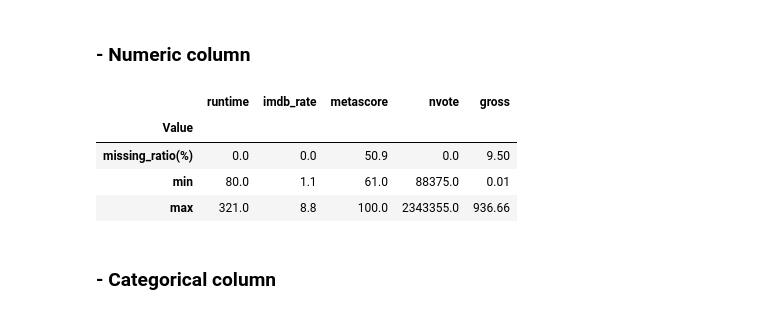
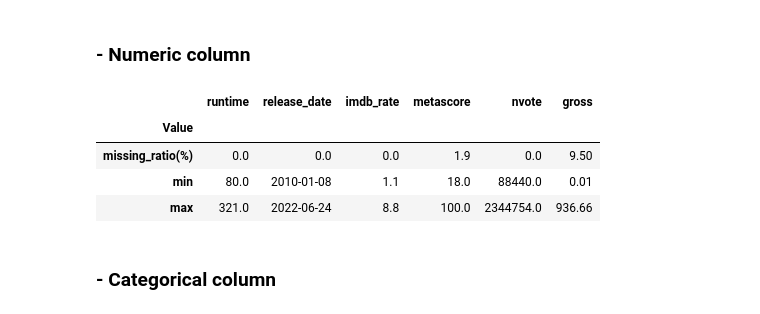
Before and after one commit to TrungTechh/Introduction-to-Data-Science, a Jupyter notebook: data_explorations.ipynb, the cells around one changed output. Saved outputs shown, nothing was run; the diff lists cells and outputs as text; code cells hidden in the pictures.

```diff
--- a/data_explorations.ipynb
+++ b/data_explorations.ipynb
@@ -92,4 +126,8 @@ Các collumn `genre` `director` `stars` phải là list tuy nhiên đang có typ
 # %%
+df['keywords'] = df['keywords'].apply(lambda x: x.split(", ") if(type(x) == str) else x)
 df['genre'] = df['genre'].apply(lambda x: x.split(", "))
 df['director'] = df['director'].apply(lambda x: x.split(", "))
 df['stars'] = df['stars'].apply(lambda x: x.split(", "))
+df['language'] = df['language'].apply(lambda x: x.split(", "))
+df['locations'] = df['locations'].apply(lambda x: x.split(", ") if(type(x) == str) else x)
+df['company'] = df['company'].apply(lambda x: x.split(", "))
@@ -95,0 +150,7 @@ df['stars'] = df['stars'].apply(lambda x: x.split(", "))
+# %%
+def to_datetime(date):
+    date = date.split(' (')[0]
+    format_ = '%B %d, %Y'
+    return dt.datetime.strptime(date, format_).date()
+# %%
+df['release_date'] = df['release_date'].apply(lambda x: to_datetime(x))
@@ -96,3 +159,5 @@ df['stars'] = df['stars'].apply(lambda x: x.split(", "))
+# %%
+df['year'] = df['release_date'].apply(lambda x: x.year)
 # %% [markdown]
 ### Phân bố của từng column
 # %% [markdown]
@@ -100,29 +165,29 @@ df['stars'] = df['stars'].apply(lambda x: x.split(", "))
 # %%
 def get_num_col_profle(df, numcol):
     missing_ratio = []
     min_ = []
     max_ = []
     for col in nume_col:
         collumn = df[col]
         missing_ratio.append(collumn.isnull().sum() / len(collumn) * 100)
         min_.append(collumn.min())
         max_.append(collumn.max())
     profile = pd.DataFrame(([ missing_ratio, min_, max_]), columns = nume_col)
 
     index = pd.Series(["missing_ratio(%)", "min", "max"])
     profile['Value'] = index
     profile = profile.set_index('Value')
     return profile
 
-nume_col = ["runtime", "imdb_rate", "metascore", "nvote", "gross"]
+nume_col = ["runtime","release_date", "imdb_rate", "metascore", "nvote", "gross"]
 nume_col_profiles_df = get_num_col_profle(df, nume_col)
 nume_col_profiles_df
 # %% [output]
-|  | runtime | imdb_rate | metascore | nvote | gross |
-| Value |  |  |  |  |  |
-| missing_ratio(%) | 0.0 | 0.0 | 50.9 | 0.0 | 9.50 |
-| min | 80.0 | 1.1 | 61.0 | 88375.0 | 0.01 |
-| max | 321.0 | 8.8 | 100.0 | 2343355.0 | 936.66 |
+|  | runtime | release_date | imdb_rate | metascore | nvote | gross |
+| Value |  |  |  |  |  |  |
+| missing_ratio(%) | 0.0 | 0.0 | 0.0 | 1.9 | 0.0 | 9.50 |
+| min | 80.0 | 2010-01-08 | 1.1 | 18.0 | 88440.0 | 0.01 |
+| max | 321.0 | 2022-06-24 | 8.8 | 100.0 | 2344754.0 | 936.66 |
 # %% [markdown]
 ### - Categorical column
 # %%
```
Also changed, not shown: parts of 12 cells of this notebook.
